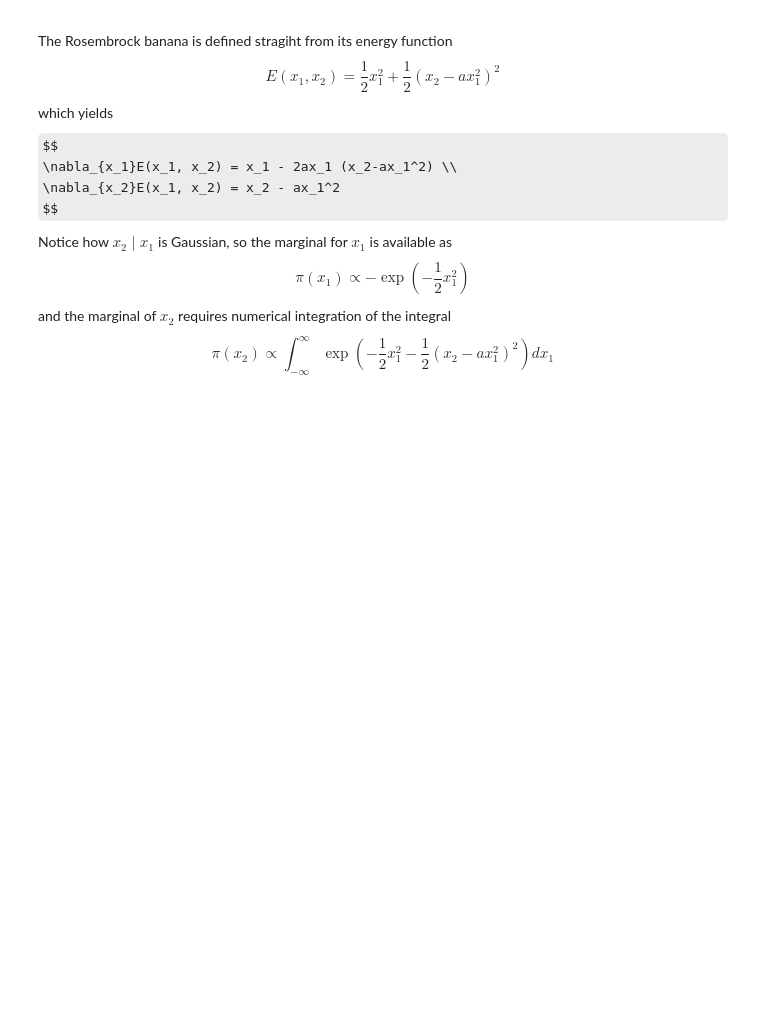
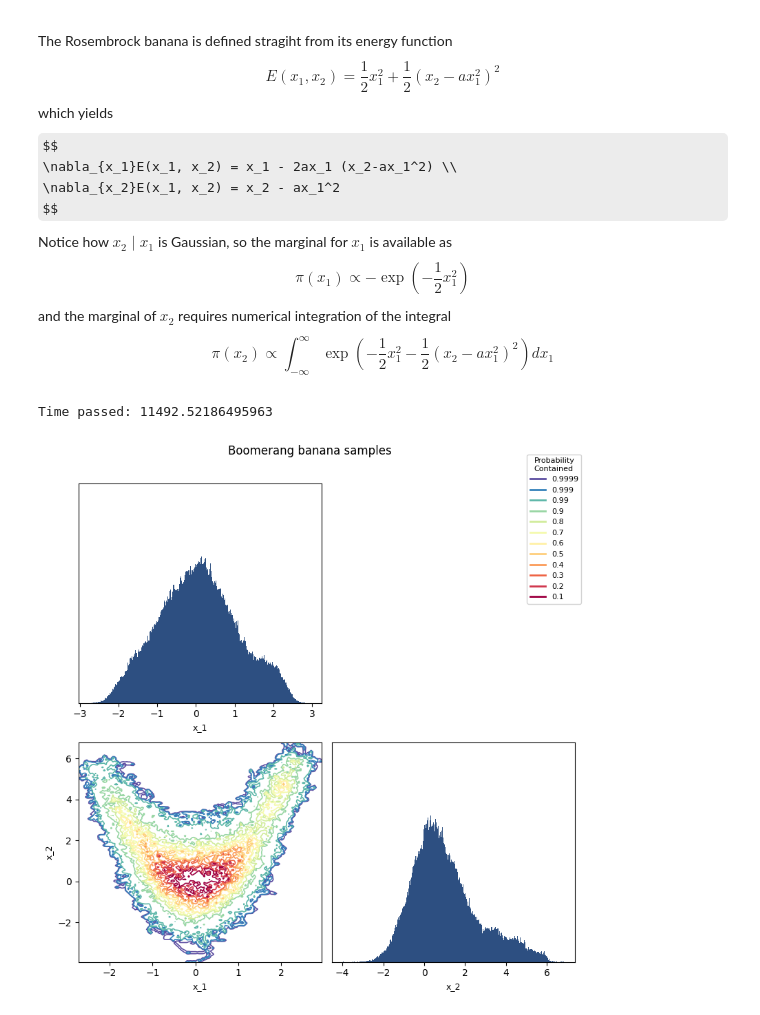
Before and after one commit to ltronneb/sticky_bnns, a Jupyter notebook: notebooks/boomerang_marginals.ipynb, the cells around one changed output. Cells and saved outputs as stored; diff of their text form; code cells hidden in the pictures; some formulas as TeX source; blank space fills up the shorter version.

```diff
--- a/notebooks/boomerang_marginals.ipynb
+++ b/notebooks/boomerang_marginals.ipynb
@@ -289,8 +291,10 @@ grid_b1 = np.linspace(-2, 6, 300)
 marg_0, marg_1 = marginal_pdfs_banana(a=a_banana,
                                         grid_0=grid_b0, grid_1=grid_b1)
 # %%
-N=50000
+N=20000
 sampler_banana = BoomerangSampler(E=E_banana, N=N, D=2, grad_target=gradE_banana)
 sampler_banana.preprocess(method="diagonal")
 sampler_banana.sample_auto()
+# %% [output]
+Time passed: 11492.52186495963
 # %%
@@ -304,0 +304,13 @@ plot_marginal_comparison(samples_component=samp_banana[:, 1], true_grid=grid_b1,
+# %%
+# ── Plug in your own samples here ─────────────────────────────────────────────
+variable_names_banana = ['x_1', 'x_2']   # optional
+
+fig, axes = better_pairs(
+    samp_banana,
+    resol=0.7,           # increase if contours are too jagged; decrease if over-smoothed
+    labels=variable_names_banana,
+    title='Boomerang banana samples',
+)
+plt.show()
+# %% [output]
+[figure, added]
```
Also changed, not shown: parts of 17 cells of this notebook, 3 other files.
